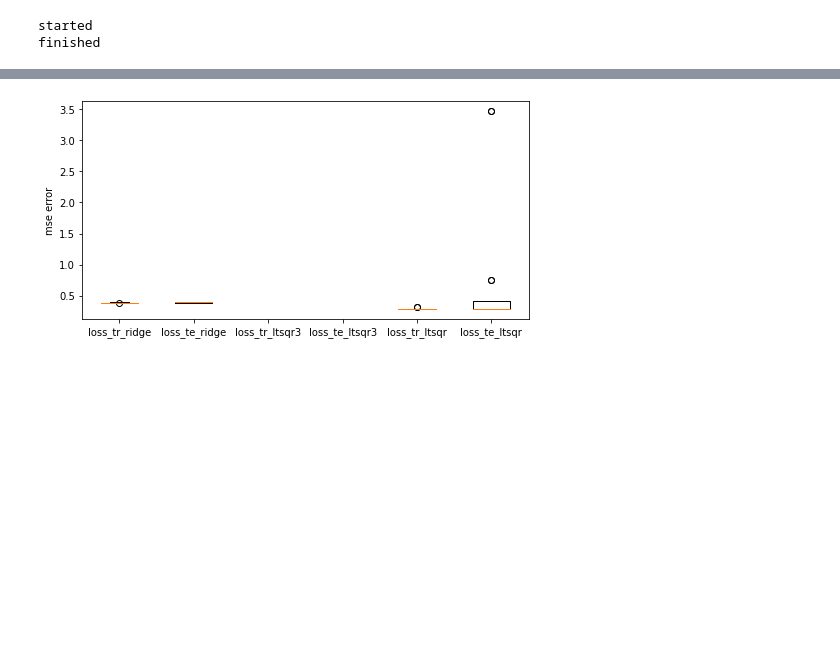
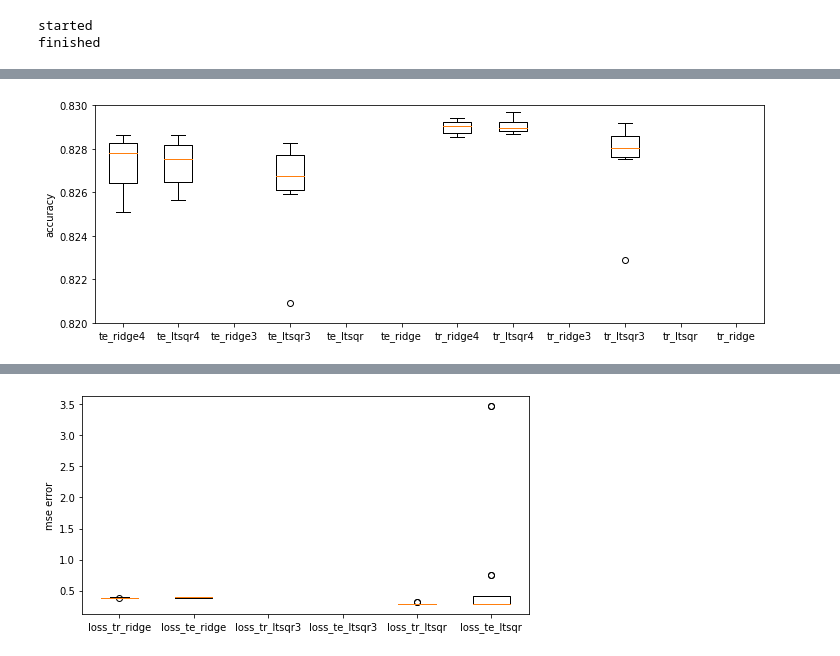
Before and after one commit to madtoinou/CS-433_HBozonClass, a Jupyter notebook: scripts/project1.ipynb, the cells around one changed output, grey strips where cells are left out. Drawn from its saved outputs; the diff is of its cells as text; code cells hidden in the pictures; blank space fills up the shorter version.

```diff
--- a/scripts/project1.ipynb
+++ b/scripts/project1.ipynb
@@ -803,2 +963,37 @@ print("finished")
 started
 finished
+# %%
+plt.figure(figsize=[12,4])
+plt.boxplot([
+             rmse_te_ridge4,
+             rmse_te_ltsqr4,
+             rmse_te_ridge3,
+             rmse_te_ltsqr3,
+             rmse_te_ltsqr,
+             rmse_te_ridge,
+             rmse_tr_ridge4,
+             rmse_tr_ltsqr4,
+             rmse_tr_ridge3,
+             rmse_tr_ltsqr3,
+             rmse_tr_ltsqr,
+             rmse_tr_ridge
+            ],
+            labels=[
+                "te_ridge4",
+                "te_ltsqr4",
+                "te_ridge3",
+                "te_ltsqr3",
+                "te_ltsqr",
+                "te_ridge",
+                "tr_ridge4",
+                "tr_ltsqr4",
+                "tr_ridge3",
+                "tr_ltsqr3",
+                "tr_ltsqr",
+                "tr_ridge"
+            ])
+plt.ylabel("accuracy")
+plt.ylim([0.82,0.83])
+plt.show()
+# %% [output]
+[figure, added]
```
Also changed, not shown: parts of 26 cells of this notebook, 1 other file.
